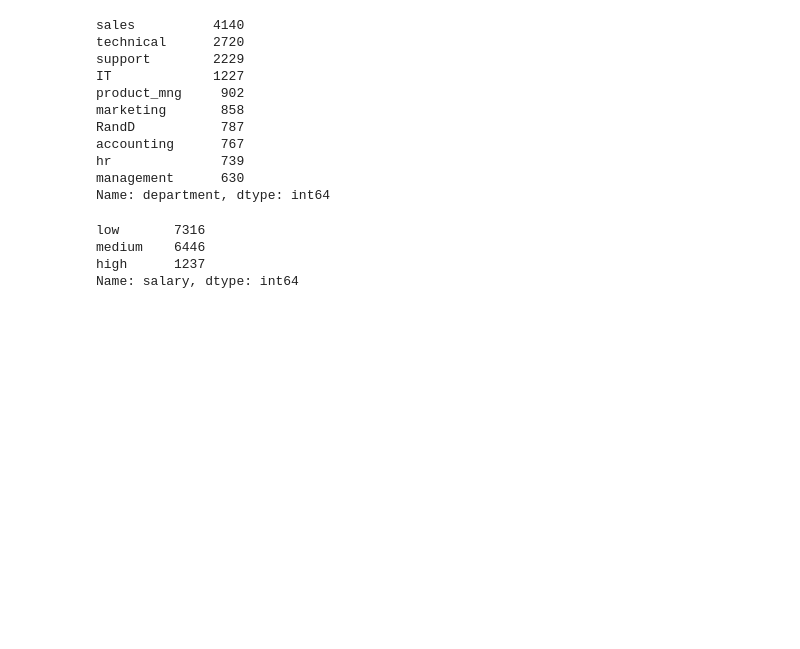
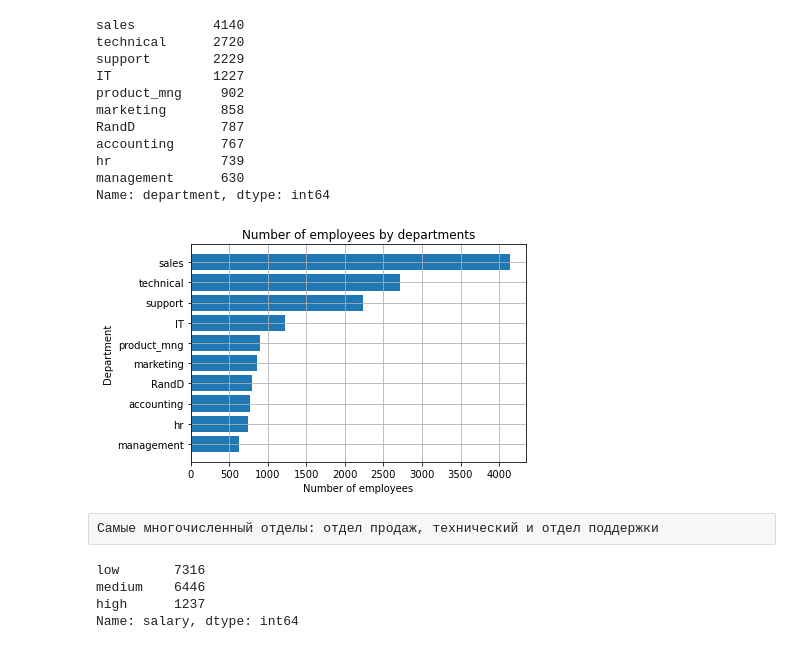
Before and after one commit to NatalySl/Statistics, a Jupyter notebook: final.ipynb, the cells around one changed output. Cells and saved outputs as stored; diff of their text form; code cells hidden in the pictures; blank space fills up the shorter version.

```diff
--- a/final.ipynb
+++ b/final.ipynb
@@ -256,6 +256,21 @@ accounting      767
 hr              739
 management      630
 Name: department, dtype: int64
+# %%
+names_dep1=df.groupby(['department']).agg({'number_project':['count']})
+# %%
+names_dep1.columns =['people']
+names_dep1 = names_dep1.sort_values('people',ascending = True)
+# %%
+plt.barh(names_dep1.index, names_dep1['people'])
+plt.xlabel('Number of employees')
+plt.ylabel('Department')
+plt.title('Number of employees by departments')
+plt.grid()
+# %% [output]
+[figure, added]
+# %% [raw]
+Самые многочисленный отделы: отдел продаж, технический и отдел поддержки
 # %%
 #Показать распределение сотрудников по зарплатам.
 df['salary'].value_counts()
```
Also changed, not shown: parts of 23 cells of this notebook.
